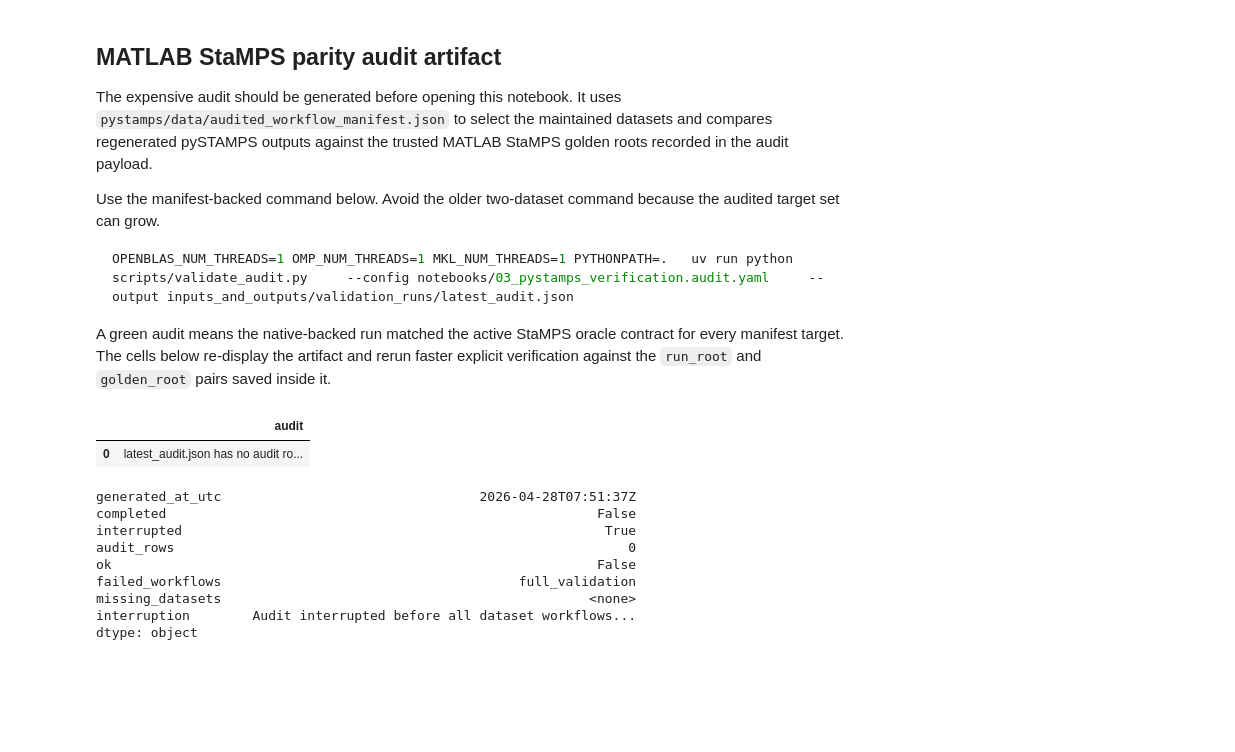
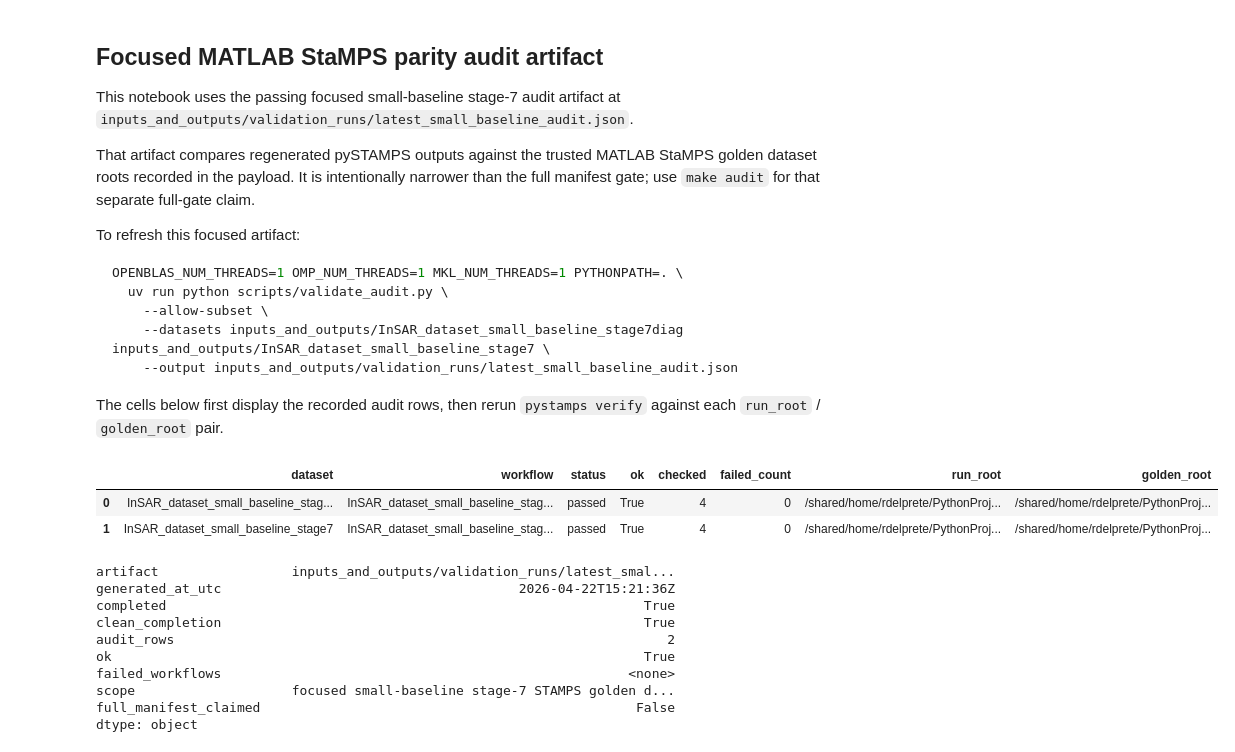
Before and after one commit to sirbastiano/pystamps, a Jupyter notebook: notebooks/04_rust_end2end_parity_validation.ipynb, the cells around one changed output. Saved outputs shown, nothing was run; the diff lists cells and outputs as text; code cells hidden in the pictures; blank space fills up the shorter version.

````diff
--- a/notebooks/04_rust_end2end_parity_validation.ipynb
+++ b/notebooks/04_rust_end2end_parity_validation.ipynb
@@ -148,75 +166,76 @@ native_build_hint                                                              <
 dtype: object
 # %% [markdown]
-## MATLAB StaMPS parity audit artifact
+## Focused MATLAB StaMPS parity audit artifact
 
-The expensive audit should be generated before opening this notebook. It uses `pystamps/data/audited_workflow_manifest.json` to select the maintained datasets and compares regenerated pySTAMPS outputs against the trusted MATLAB StaMPS golden roots recorded in the audit payload.
+This notebook uses the passing focused small-baseline stage-7 audit artifact at `inputs_and_outputs/validation_runs/latest_small_baseline_audit.json`.
 
-Use the manifest-backed command below. Avoid the older two-dataset command because the audited target set can grow.
+That artifact compares regenerated pySTAMPS outputs against the trusted MATLAB StaMPS golden dataset roots recorded in the payload. It is intentionally narrower than the full manifest gate; use `make audit` for that separate full-gate claim.
+
+To refresh this focused artifact:
 
 ```bash
-OPENBLAS_NUM_THREADS=1 OMP_NUM_THREADS=1 MKL_NUM_THREADS=1 PYTHONPATH=.   uv run python scripts/validate_audit.py     --config notebooks/03_pystamps_verification.audit.yaml     --output inputs_and_outputs/validation_runs/latest_audit.json
+OPENBLAS_NUM_THREADS=1 OMP_NUM_THREADS=1 MKL_NUM_THREADS=1 PYTHONPATH=. \
+  uv run python scripts/validate_audit.py \
+    --allow-subset \
+    --datasets inputs_and_outputs/InSAR_dataset_small_baseline_stage7diag inputs_and_outputs/InSAR_dataset_small_baseline_stage7 \
+    --output inputs_and_outputs/validation_runs/latest_small_baseline_audit.json
 ```
 
-A green audit means the native-backed run matched the active StaMPS oracle contract for every manifest target. The cells below re-display the artifact and rerun faster explicit verification against the `run_root` and `golden_root` pairs saved inside it.
+The cells below first display the recorded audit rows, then rerun `pystamps verify` against each `run_root` / `golden_root` pair.
 # %%
-if AUDIT_JSON.exists():
-    audit_payload = json.loads(AUDIT_JSON.read_text(encoding='utf-8'))
-else:
-    audit_payload = {
-        'generated_at_utc': '<missing>',
-        'completed': False,
-        'interrupted': False,
-        'ok': False,
-        'failed_workflows': ['missing latest_audit.json'],
-        'audits': [],
-    }
+if not FOCUSED_AUDIT_JSON.exists():
+    raise FileNotFoundError(f'Focused audit artifact is missing: {FOCUSED_AUDIT_JSON}')
 
+audit_payload = json.loads(FOCUSED_AUDIT_JSON.read_text(encoding='utf-8'))
 audit_rows = audit_payload.get('audits', [])
+manifest_payload = json.loads(AUDITED_MANIFEST.read_text(encoding='utf-8'))
+manifest_targets = {
+    Path(target['local_dataset_path']).name: target
+    for target in manifest_payload.get('workflow_targets', [])
+}
+
 audit_summary = pd.DataFrame(
     [
         {
             'dataset': audit['dataset'],
+            'workflow': audit.get('workflow', '<missing>'),
             'status': audit['status'],
             'ok': audit['ok'],
             'checked': audit['checked'],
+            'failed_count': failure_count(audit.get('failed', [])),
             'run_root': audit['run_root'],
             'golden_root': audit['golden_root'],
-            'run_source': audit['run_source'],
         }
         for audit in audit_rows
     ]
 )
-if not AUDIT_JSON.exists():
-    audit_rows_message = 'latest_audit.json is missing'
-elif audit_payload.get('interrupted'):
-    audit_rows_message = 'latest_audit.json has no audit rows; audit was interrupted'
-elif audit_payload.get('missing_datasets'):
-    audit_rows_message = 'latest_audit.json has no audit rows; datasets are missing'
-else:
-    audit_rows_message = 'latest_audit.json has no audit rows'
-display(audit_summary if not audit_summary.empty else pd.DataFrame([{'audit': audit_rows_message}]))
+display(audit_summary)
+
 pd.Series(
     {
+        'artifact': str(FOCUSED_AUDIT_JSON.relative_to(REPO_ROOT)),
         'generated_at_utc': audit_payload.get('generated_at_utc', '<missing>'),
         'completed': audit_payload.get('completed', False),
-        'interrupted': audit_payload.get('interrupted', False),
+        'clean_completion': bool(audit_payload.get('completed') and not audit_payload.get('interrupted')),
         'audit_rows': len(audit_rows),
         'ok': audit_payload.get('ok', False),
         'failed_workflows': ', '.join(audit_payload.get('failed_workflows', [])) or '<none>',
-        'missing_datasets': ', '.join(audit_payload.get('missing_datasets', [])) or '<none>',
-        'interruption': (audit_payload.get('interruption') or {}).get('message', '<none>'),
+        'scope': 'focused small-baseline stage-7 STAMPS golden dataset parity',
+        'full_manifest_claimed': False,
     }
 )
 # %% [output]
-|  | audit |
-| 0 | latest_audit.json has no audit ro... |
+|  | dataset | workflow | status | ok | checked | failed_count | run_root | golden_root |
+| 0 | InSAR_dataset_small_baseline_stag... | InSAR_dataset_small_baseline_stag... | passed | True | 4 | 0 | /shared/home/rdelprete/PythonProj... | /shared/home/rdelprete/PythonProj... |
+| 1 | InSAR_dataset_small_baseline_stage7 | InSAR_dataset_small_baseline_stag... | passed | True | 4 | 0 | /shared/home/rdelprete/PythonProj... | /shared/home/rdelprete/PythonProj... |
-generated_at_utc                                 2026-04-28T07:51:37Z
-completed                                                       False
-interrupted                                                      True
-audit_rows                                                          0
-ok                                                              False
-failed_workflows                                      full_validation
-missing_datasets                                               <none>
-interruption        Audit interrupted before all dataset workflows...
+artifact                 inputs_and_outputs/validation_runs/latest_smal...
+generated_at_utc                                      2026-04-22T15:21:36Z
+completed                                                             True
+clean_completion                                                      True
+audit_rows                                                               2
+ok                                                                    True
+failed_workflows                                                    <none>
+scope                    focused small-baseline stage-7 STAMPS golden d...
+full_manifest_claimed                                                False
 dtype: object
 # %%
````
Also changed, not shown: parts of 10 cells of this notebook, 1 other file.
